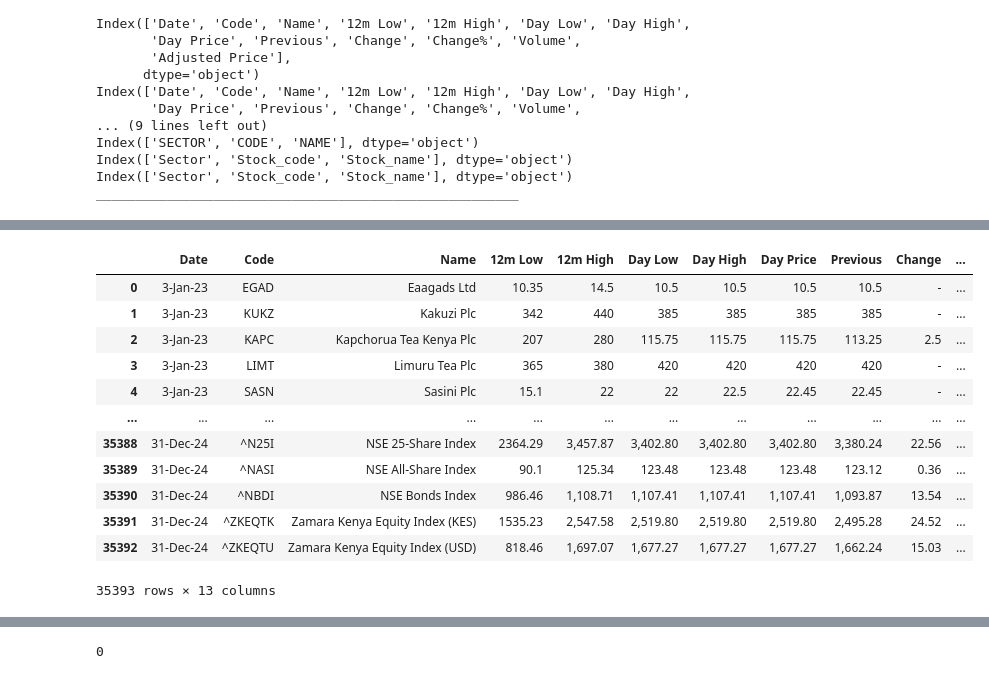
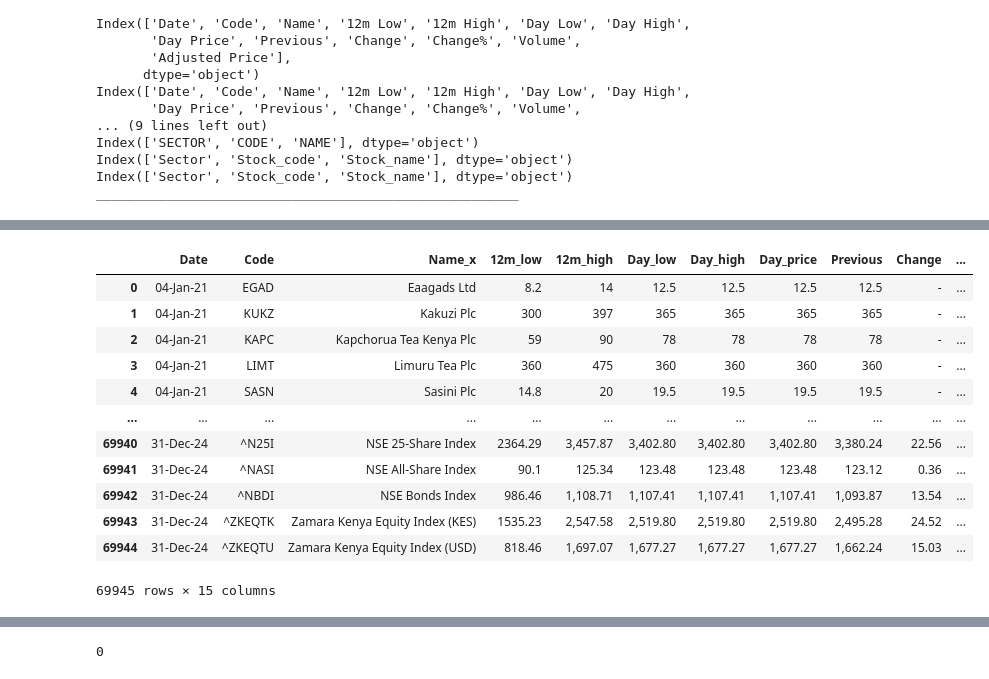
Before and after one commit to lorenaterah/NSE_Stock_Market_Segmentation, a Jupyter notebook: Notebooks/SharonK.ipynb, the cells around one changed output, grey strips where cells are left out. Saved outputs shown, nothing was run; the diff lists cells and outputs as text; code cells hidden in the pictures.

```diff
--- a/Notebooks/SharonK.ipynb
+++ b/Notebooks/SharonK.ipynb
@@ -82,12 +77,12 @@ Data source:
 import pandas as pd
 
 #IMPORT DATA FOR YEARS 2021-2024
-nse_2021=pd.read_csv("./data/NSE_data_all_stocks_2021_upto_31dec2021.csv")
-nse_2022=pd.read_csv("./data/NSE_data_all_stocks_2022.csv")
-nse_2023=pd.read_csv("./data/NSE_data_all_stocks_2023.csv")
-nse_2024=pd.read_csv("./data/NSE_data_all_stocks_2024.csv")
+nse_2021=pd.read_csv("../Data/NSE_data_all_stocks_2021_upto_31dec2021.csv")
+nse_2022=pd.read_csv("../Data/NSE_data_all_stocks_2022.csv")
+nse_2023=pd.read_csv("../Data/NSE_data_all_stocks_2023.csv")
+nse_2024=pd.read_csv("../Data/NSE_data_all_stocks_2024.csv")
 
 #import sectors for each year
-sectors_21=pd.read_csv("./data/NSE_data_stock_market_sectors_as_at_31dec2021.csv")
-sectors_22=pd.read_csv("./data/NSE_data_stock_market_sectors_2022.csv")
-sectors_2324=pd.read_csv("./data/NSE_data_stock_market_sectors_2023_2024.csv")
+sectors_21=pd.read_csv("../Data/NSE_data_stock_market_sectors_as_at_31dec2021.csv")
+sectors_22=pd.read_csv("../Data/NSE_data_stock_market_sectors_2022.csv")
+sectors_2324=pd.read_csv("../Data/NSE_data_stock_market_sectors_2023_2024.csv")
@@ -149,0 +252,20 @@ sectors_2324=clean_stock_columns()
+# %%
+#rename and standardize columns for merging
+def clean_sector_columns(df):
+    df = df.copy()
+    df.columns = (
+        df.columns
+        .str.strip()
+        .str.capitalize()
+    )
+
+    df = df.rename(columns={
+        'Stock_code': 'Code',
+        'Stock_name': 'Name'
+    })
+    return df
+
+#apply to sector
+sectors_21= clean_sector_columns(sectors_21)
+sectors_22=clean_sector_columns(sectors_22)
+sectors_2324=clean_sector_columns(sectors_2324)
@@ -158,17 +312,17 @@ KeyError: 'Code'
 # %%
-nse_all = pd.concat([nse_2023, nse_2024], ignore_index=True)
-nse_all
+nse_df = pd.concat([df_2021,df_2022,df_2023,df_2024], ignore_index=True)
+nse_df
 # %% [output]
-|  | Date | Code | Name | 12m Low | 12m High | Day Low | Day High | Day Price | Previous | Change | ... |
-| 0 | 3-Jan-23 | EGAD | Eaagads Ltd | 10.35 | 14.5 | 10.5 | 10.5 | 10.5 | 10.5 | - | ... |
-| 1 | 3-Jan-23 | KUKZ | Kakuzi Plc | 342 | 440 | 385 | 385 | 385 | 385 | - | ... |
-| 2 | 3-Jan-23 | KAPC | Kapchorua Tea Kenya Plc | 207 | 280 | 115.75 | 115.75 | 115.75 | 113.25 | 2.5 | ... |
-| 3 | 3-Jan-23 | LIMT | Limuru Tea Plc | 365 | 380 | 420 | 420 | 420 | 420 | - | ... |
-| 4 | 3-Jan-23 | SASN | Sasini Plc | 15.1 | 22 | 22 | 22.5 | 22.45 | 22.45 | - | ... |
+|  | Date | Code | Name_x | 12m_low | 12m_high | Day_low | Day_high | Day_price | Previous | Change | ... |
+| 0 | 04-Jan-21 | EGAD | Eaagads Ltd | 8.2 | 14 | 12.5 | 12.5 | 12.5 | 12.5 | - | ... |
+| 1 | 04-Jan-21 | KUKZ | Kakuzi Plc | 300 | 397 | 365 | 365 | 365 | 365 | - | ... |
+| 2 | 04-Jan-21 | KAPC | Kapchorua Tea Kenya Plc | 59 | 90 | 78 | 78 | 78 | 78 | - | ... |
+| 3 | 04-Jan-21 | LIMT | Limuru Tea Plc | 360 | 475 | 360 | 360 | 360 | 360 | - | ... |
+| 4 | 04-Jan-21 | SASN | Sasini Plc | 14.8 | 20 | 19.5 | 19.5 | 19.5 | 19.5 | - | ... |
 | ... | ... | ... | ... | ... | ... | ... | ... | ... | ... | ... | ... |
-| 35388 | 31-Dec-24 | ^N25I | NSE 25-Share Index | 2364.29 | 3,457.87 | 3,402.80 | 3,402.80 | 3,402.80 | 3,380.24 | 22.56 | ... |
-| 35389 | 31-Dec-24 | ^NASI | NSE All-Share Index | 90.1 | 125.34 | 123.48 | 123.48 | 123.48 | 123.12 | 0.36 | ... |
-| 35390 | 31-Dec-24 | ^NBDI | NSE Bonds Index | 986.46 | 1,108.71 | 1,107.41 | 1,107.41 | 1,107.41 | 1,093.87 | 13.54 | ... |
-| 35391 | 31-Dec-24 | ^ZKEQTK | Zamara Kenya Equity Index (KES) | 1535.23 | 2,547.58 | 2,519.80 | 2,519.80 | 2,519.80 | 2,495.28 | 24.52 | ... |
-| 35392 | 31-Dec-24 | ^ZKEQTU | Zamara Kenya Equity Index (USD) | 818.46 | 1,697.07 | 1,677.27 | 1,677.27 | 1,677.27 | 1,662.24 | 15.03 | ... |
+| 69940 | 31-Dec-24 | ^N25I | NSE 25-Share Index | 2364.29 | 3,457.87 | 3,402.80 | 3,402.80 | 3,402.80 | 3,380.24 | 22.56 | ... |
+| 69941 | 31-Dec-24 | ^NASI | NSE All-Share Index | 90.1 | 125.34 | 123.48 | 123.48 | 123.48 | 123.12 | 0.36 | ... |
+| 69942 | 31-Dec-24 | ^NBDI | NSE Bonds Index | 986.46 | 1,108.71 | 1,107.41 | 1,107.41 | 1,107.41 | 1,093.87 | 13.54 | ... |
+| 69943 | 31-Dec-24 | ^ZKEQTK | Zamara Kenya Equity Index (KES) | 1535.23 | 2,547.58 | 2,519.80 | 2,519.80 | 2,519.80 | 2,495.28 | 24.52 | ... |
+| 69944 | 31-Dec-24 | ^ZKEQTU | Zamara Kenya Equity Index (USD) | 818.46 | 1,697.07 | 1,677.27 | 1,677.27 | 1,677.27 | 1,662.24 | 15.03 | ... |
-35393 rows × 13 columns
+69945 rows × 15 columns
```
Also changed, not shown: parts of 26 cells of this notebook.
